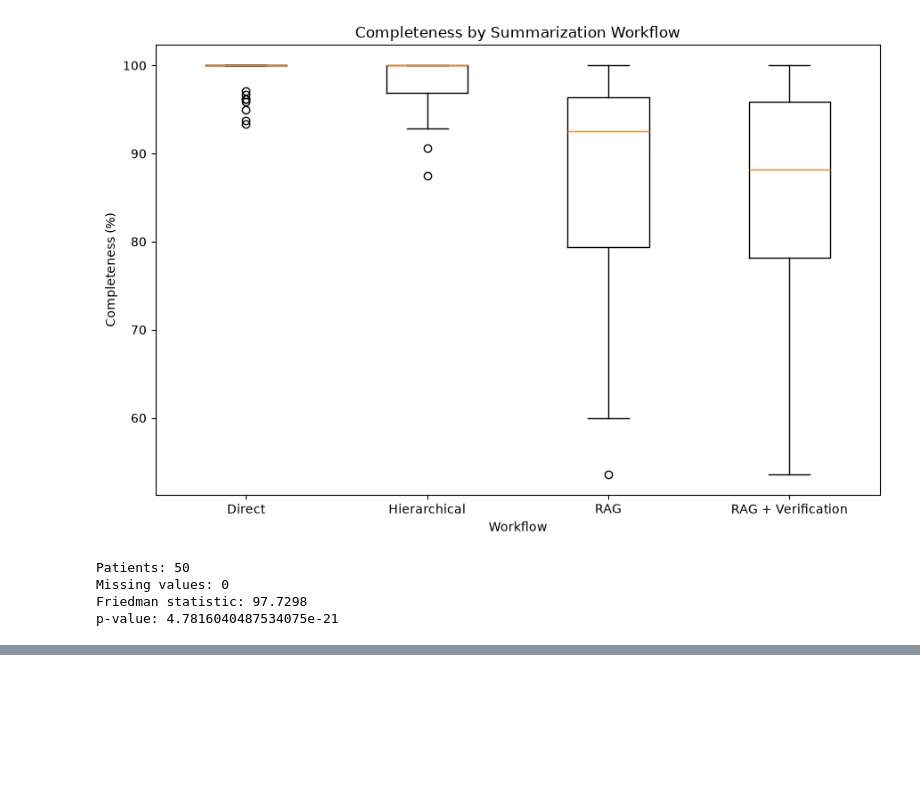
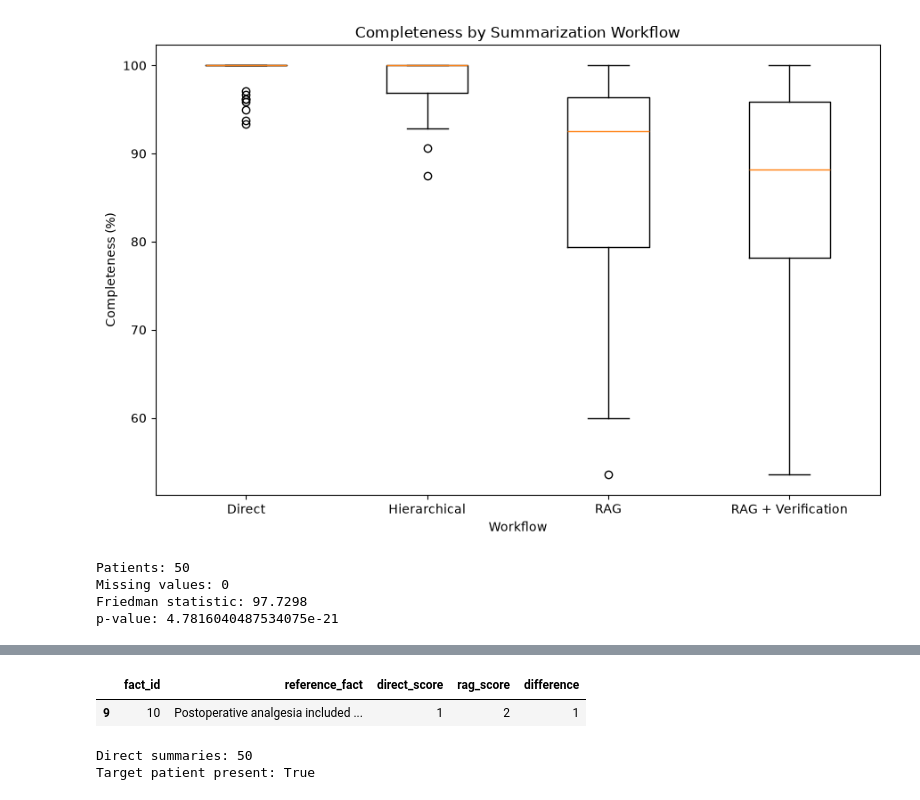
Before and after one commit to pallavi-cs-ai/clinical-summarization-eval, a Jupyter notebook: notebooks/evaluation/02_completeness_evaluation.ipynb, the cells around one changed output, grey strips where cells are left out. Saved outputs shown, nothing was run; the diff lists cells and outputs as text; code cells hidden in the pictures; blank space fills up the shorter version.

```diff
--- a/notebooks/evaluation/02_completeness_evaluation.ipynb
+++ b/notebooks/evaluation/02_completeness_evaluation.ipynb
@@ -1447,0 +1645,80 @@ ModuleNotFoundError: No module named 'statsmodels'
+# %%
+# ---------------------------------------------------------
+# Inspect the patient where RAG outperformed Direct
+# ---------------------------------------------------------
+
+rag_better_person_id = (
+    rag_better.index[0]
+)
+
+patient_scores = completeness_results[
+    rag_better_person_id
+]["scores"]
+
+patient_facts = reference_checklists[
+    rag_better_person_id
+]["facts"]
+
+
+comparison_rows = []
+
+for fact, score in zip(
+    patient_facts,
+    patient_scores
+):
+
+    comparison_rows.append({
+        "fact_id": fact["fact_id"],
+        "reference_fact": fact["fact"],
+        "direct_score": score["direct"],
+        "rag_score": score["rag"],
+        "difference": (
+            score["rag"] - score["direct"]
+        )
+    })
+
+
+rag_better_fact_df = pd.DataFrame(
+    comparison_rows
+)
+
+
+# Show only facts where RAG received more credit.
+rag_advantage_facts = (
+    rag_better_fact_df[
+        rag_better_fact_df["difference"] > 0
+    ]
+)
+
+display(rag_advantage_facts)
+# %% [output]
+|  | fact_id | reference_fact | direct_score | rag_score | difference |
+| 9 | 10 | Postoperative analgesia included ... | 1 | 2 | 1 |
+# %%
+# ---------------------------------------------------------
+# Reload the correct 50-patient Direct summaries
+# ---------------------------------------------------------
+
+DIRECT_PATH = (
+    RESULTS_DIR
+    / "direct"
+    / "direct_summaries.json"
+)
+
+with open(DIRECT_PATH, "r") as f:
+    direct_results = json.load(f)
+
+workflow_summaries["direct"] = {
+    person_id: data["summary"]
+    for person_id, data in direct_results.items()
+}
+
+print("Direct summaries:", len(workflow_summaries["direct"]))
+print(
+    "Target patient present:",
+    "ebb1ca4c-f42f-41d8-adbc-1b08949036d1"
+    in workflow_summaries["direct"]
+)
+# %% [output]
+Direct summaries: 50
+Target patient present: True
```
Also changed, not shown: parts of 5 cells of this notebook, 1 other file.
